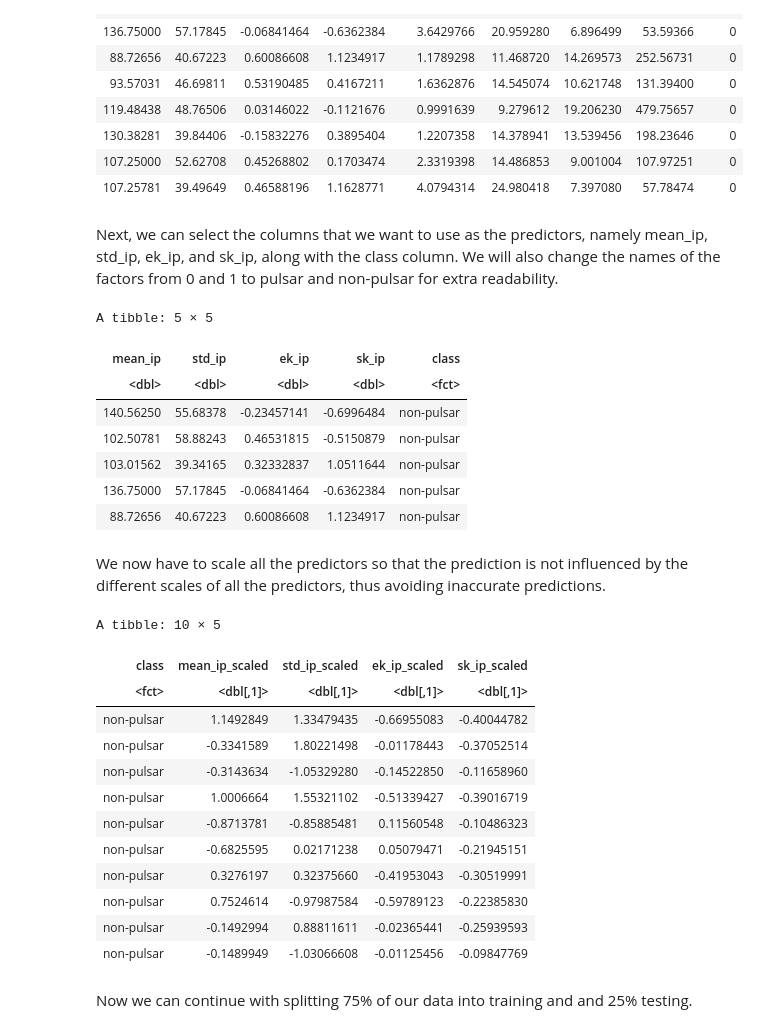
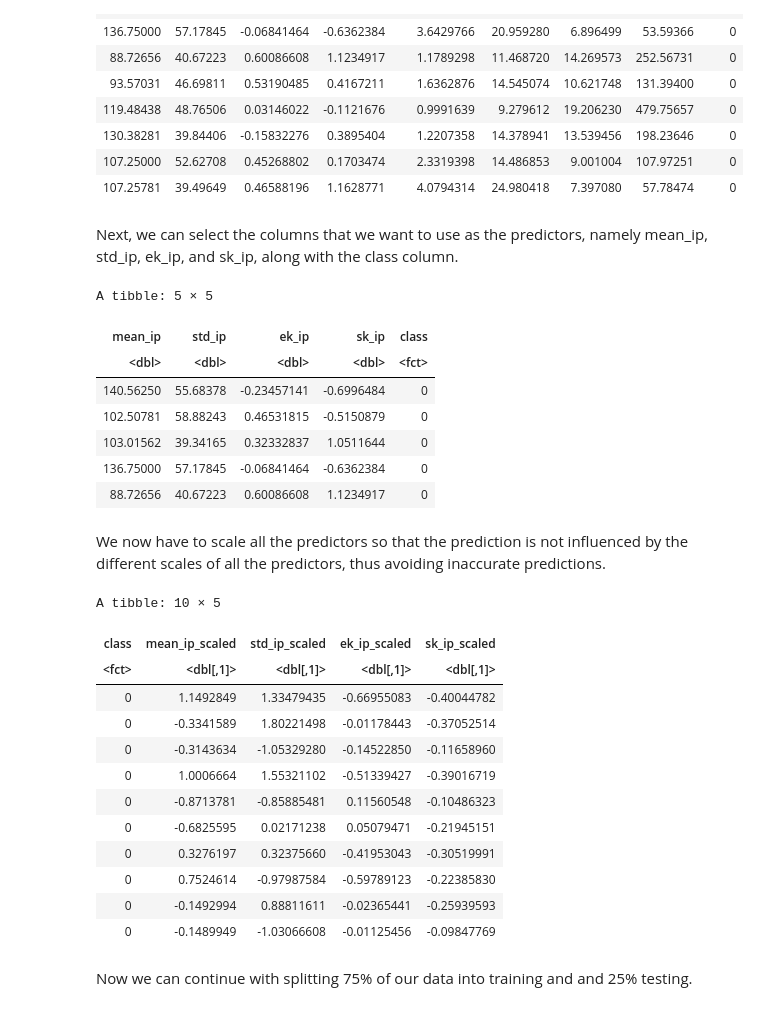
Before and after one commit to originalajitest/Pulsars_R, a Jupyter notebook: Group_10_Project_Proposal.ipynb, the cells around one changed output. Cells and saved outputs as stored; diff of their text form; code cells hidden in the pictures.

```diff
--- a/Group_10_Project_Proposal.ipynb
+++ b/Group_10_Project_Proposal.ipynb
@@ -28,7 +46,7 @@ Now, we will read the dataset from the web into R, and then clean our data.
 columns <- c("mean_ip", "std_ip", "ek_ip", "sk_ip", "mean_dmsnr", "std_dmsnr", "ek_dmsnr", "sk_dmsnr", "class")
 
 # reading the data, and converting class to factor type
-pulsar_data <- read_csv("data/HTRU_2.csv", col_names = columns) |>
+pulsar_data <- read_csv("https://raw.githubusercontent.com/audst/dsci100-s005-group10/main/data/HTRU_2.csv", col_names = columns) |>
                     mutate(class = as.factor(class))
 
 head(pulsar_data, 10)
@@ -54,23 +72,21 @@ A tibble: 10 × 9
 | 107.25000 | 52.62708 | 0.45268802 | 0.1703474 | 2.3319398 | 14.486853 | 9.001004 | 107.97251 | 0 |
 | 107.25781 | 39.49649 | 0.46588196 | 1.1628771 | 4.0794314 | 24.980418 | 7.397080 | 57.78474 | 0 |
 # %% [markdown]
-Next, we can select the columns that we want to use as the predictors, namely mean_ip, std_ip, ek_ip, and sk_ip, along with the class column. We will also change the names of the factors from 0 and 1 to pulsar and non-pulsar for extra readability.
+Next, we can select the columns that we want to use as the predictors, namely mean_ip, std_ip, ek_ip, and sk_ip, along with the class column.
 # %%
 pulsar_data_pred <- pulsar_data |>
                         select(mean_ip, std_ip, ek_ip, sk_ip, class)
 
-revalue(pulsar_data_pred$class, c("0" = "non-pulsar", "1" = "pulsar")) -> pulsar_data_pred$class
-
 head(pulsar_data_pred, 5)
 # %% [output]
 A tibble: 5 × 5
 | mean_ip | std_ip | ek_ip | sk_ip | class |
 | <dbl> | <dbl> | <dbl> | <dbl> | <fct> |
-| 140.56250 | 55.68378 | -0.23457141 | -0.6996484 | non-pulsar |
-| 102.50781 | 58.88243 | 0.46531815 | -0.5150879 | non-pulsar |
-| 103.01562 | 39.34165 | 0.32332837 | 1.0511644 | non-pulsar |
-| 136.75000 | 57.17845 | -0.06841464 | -0.6362384 | non-pulsar |
-| 88.72656 | 40.67223 | 0.60086608 | 1.1234917 | non-pulsar |
+| 140.56250 | 55.68378 | -0.23457141 | -0.6996484 | 0 |
+| 102.50781 | 58.88243 | 0.46531815 | -0.5150879 | 0 |
+| 103.01562 | 39.34165 | 0.32332837 | 1.0511644 | 0 |
+| 136.75000 | 57.17845 | -0.06841464 | -0.6362384 | 0 |
+| 88.72656 | 40.67223 | 0.60086608 | 1.1234917 | 0 |
 # %% [markdown]
 We now have to scale all the predictors so that the prediction is not influenced by the different scales of all the predictors, thus avoiding inaccurate predictions.
 # %%
@@ -86,16 +102,16 @@ head(pulsar_scaled, 10)
 A tibble: 10 × 5
 | class | mean_ip_scaled | std_ip_scaled | ek_ip_scaled | sk_ip_scaled |
 | <fct> | <dbl[,1]> | <dbl[,1]> | <dbl[,1]> | <dbl[,1]> |
-| non-pulsar | 1.1492849 | 1.33479435 | -0.66955083 | -0.40044782 |
-| non-pulsar | -0.3341589 | 1.80221498 | -0.01178443 | -0.37052514 |
-| non-pulsar | -0.3143634 | -1.05329280 | -0.14522850 | -0.11658960 |
-| non-pulsar | 1.0006664 | 1.55321102 | -0.51339427 | -0.39016719 |
-| non-pulsar | -0.8713781 | -0.85885481 | 0.11560548 | -0.10486323 |
-| non-pulsar | -0.6825595 | 0.02171238 | 0.05079471 | -0.21945151 |
-| non-pulsar | 0.3276197 | 0.32375660 | -0.41953043 | -0.30519991 |
-| non-pulsar | 0.7524614 | -0.97987584 | -0.59789123 | -0.22385830 |
-| non-pulsar | -0.1492994 | 0.88811611 | -0.02365441 | -0.25939593 |
-| non-pulsar | -0.1489949 | -1.03066608 | -0.01125456 | -0.09847769 |
+| 0 | 1.1492849 | 1.33479435 | -0.66955083 | -0.40044782 |
+| 0 | -0.3341589 | 1.80221498 | -0.01178443 | -0.37052514 |
+| 0 | -0.3143634 | -1.05329280 | -0.14522850 | -0.11658960 |
+| 0 | 1.0006664 | 1.55321102 | -0.51339427 | -0.39016719 |
+| 0 | -0.8713781 | -0.85885481 | 0.11560548 | -0.10486323 |
+| 0 | -0.6825595 | 0.02171238 | 0.05079471 | -0.21945151 |
+| 0 | 0.3276197 | 0.32375660 | -0.41953043 | -0.30519991 |
+| 0 | 0.7524614 | -0.97987584 | -0.59789123 | -0.22385830 |
+| 0 | -0.1492994 | 0.88811611 | -0.02365441 | -0.25939593 |
+| 0 | -0.1489949 | -1.03066608 | -0.01125456 | -0.09847769 |
 # %% [markdown]
 Now we can continue with splitting 75% of our data into training and and 25% testing.
 # %%
```
Also changed, not shown: parts of 9 cells of this notebook.
